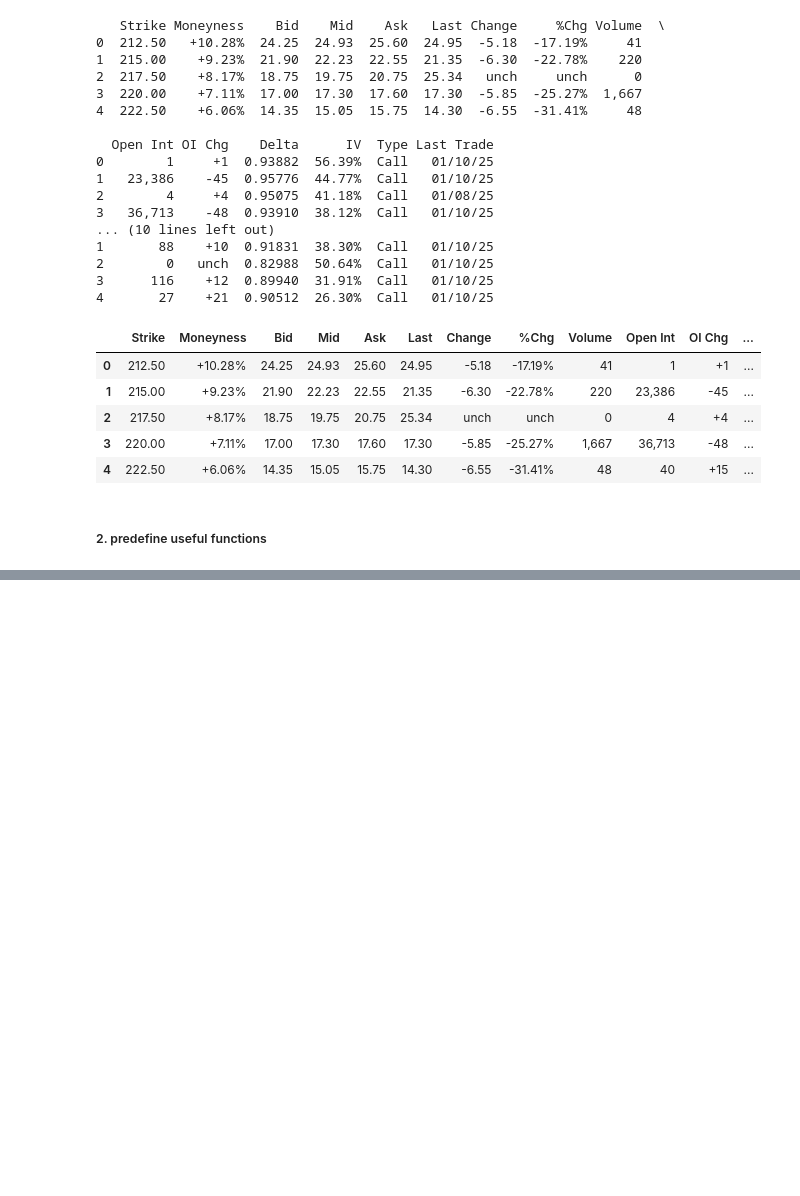
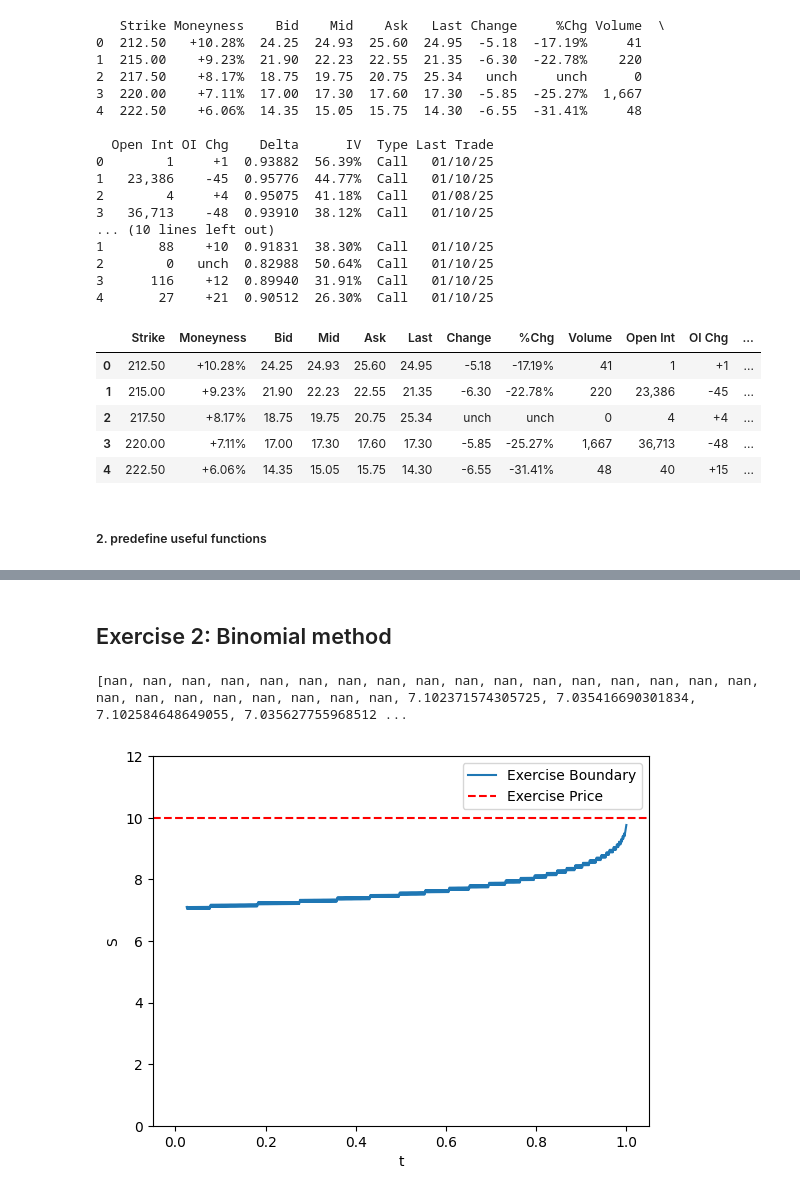
Before and after one commit to andreist3fan/ovmHW2, a Jupyter notebook: jupyter/homework.ipynb, the cells around one changed output, grey strips where cells are left out. Saved outputs shown, nothing was run; the diff lists cells and outputs as text; code cells hidden in the pictures; blank space fills up the shorter version.

```diff
--- a/jupyter/homework.ipynb
+++ b/jupyter/homework.ipynb
@@ -166,0 +170,11 @@ def rfrate(T_option):
+# %% [markdown]
+## Exercise 2: Binomial method
+# %%
+### Parameters ###
+# American Put Option
+S0 = 9
+T = 1
+r = 0.06
+sigma = 0.3
+E = 10
+##################
@@ -166,0 +257,21 @@ def rfrate(T_option):
+# %%
+# Fig 18.4
+S0=9
+T = 1
+r = 0.06
+sigma = 0.3
+E = 10
+M = 1000
+x = binomial_method_american_put(S0, E, r, T, sigma, M)
+boundary = x[1][::-1]
+print(boundary)
+plt.plot(np.linspace(0, T , M), boundary, linestyle='-',label='Exercise Boundary')
+plt.ylim(0, 12)
+plt.axline((0, E), slope=0, color='r', linestyle='--', label='Exercise Price')
+plt.xlabel('t')
+plt.ylabel('S')
+plt.legend()
+plt.show()
+# %% [output]
+[nan, nan, nan, nan, nan, nan, nan, nan, nan, nan, nan, nan, nan, nan, nan, nan, nan, nan, nan, nan, nan, nan, nan, nan, nan, 7.102371574305725, 7.035416690301834, 7.102584648649055, 7.035627755968512 ...
+[figure, added]
```
Also changed, not shown: parts of 5 cells of this notebook.
